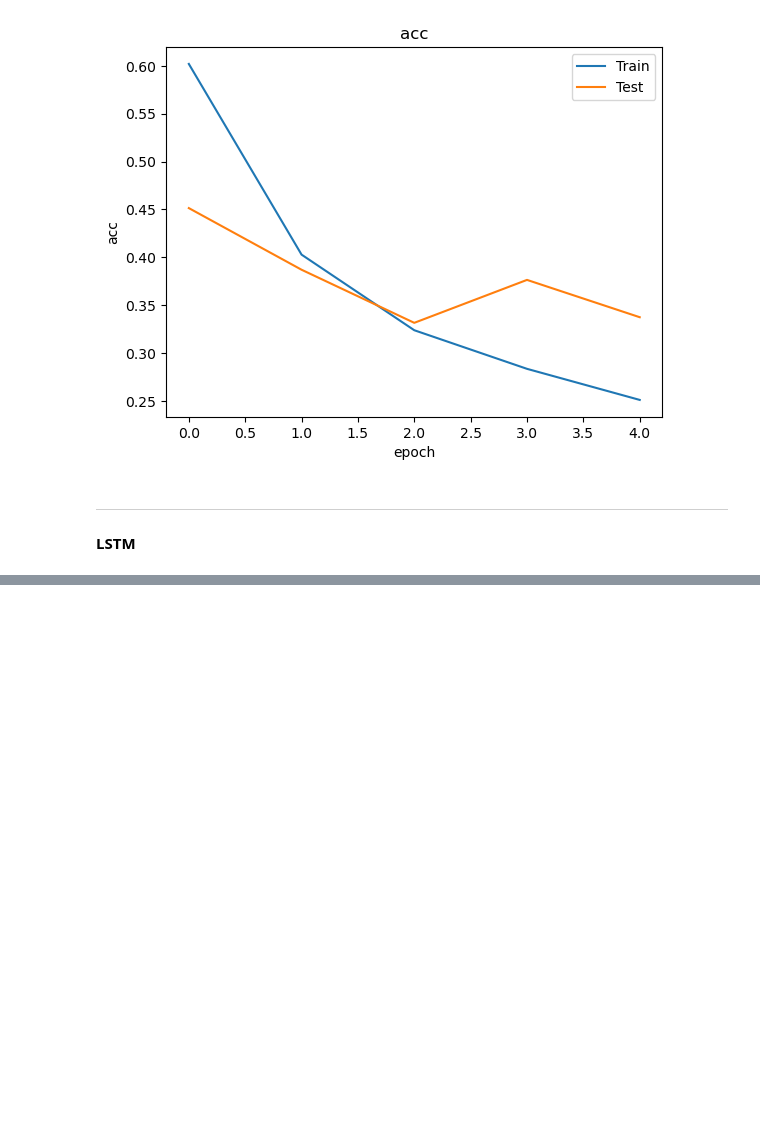
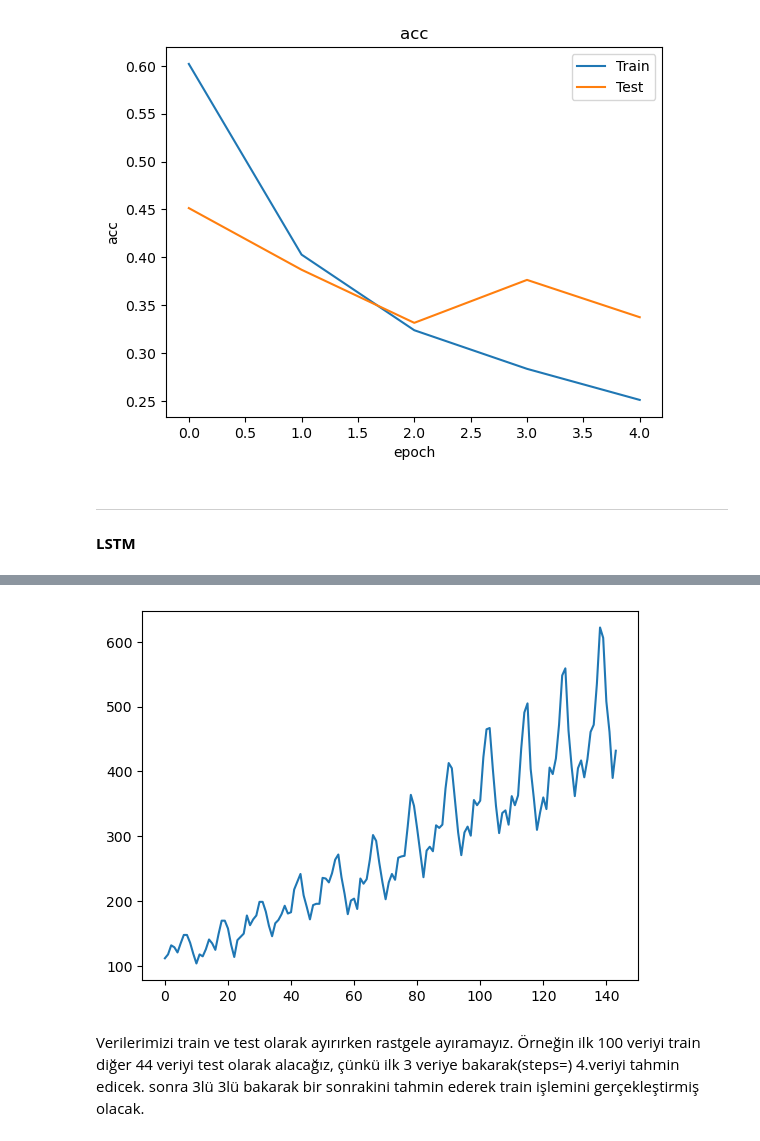
Before and after one commit to ErtugrulDay/DeepLearning, a Jupyter notebook: ann-cnn-rnn-lstm.ipynb, the cells around one changed output, grey strips where cells are left out. Cells and saved outputs as stored; diff of their text form; code cells hidden in the pictures; blank space fills up the shorter version.

```diff
--- a/ann-cnn-rnn-lstm.ipynb
+++ b/ann-cnn-rnn-lstm.ipynb
@@ -591,0 +609,2 @@ plt.legend()
+# %%
+data=pd.read_csv(r"C:/Users/Ertuğrul/Desktop/Veri Bilimi ve Makine Öğrenmesi (BTK)/Makine Öğrenmesi/AirPassengers.csv")
@@ -591,0 +620,6 @@ plt.legend()
+# %%
+data=data["#Passengers"]
+plt.plot(data)
+plt.show()
+# %% [output]
+[figure, added]
@@ -591,0 +630,2 @@ plt.legend()
+# %% [markdown]
+Verilerimizi train ve test olarak ayırırken rastgele ayıramayız. Örneğin ilk 100 veriyi train diğer 44 veriyi test olarak alacağız, çünkü ilk 3 veriye bakarak(steps=) 4.veriyi tahmin edicek. sonra 3lü 3lü bakarak bir sonrakini tahmin ederek train işlemini gerçekleştirmiş olacak.
```
Also changed, not shown: parts of 18 cells of this notebook.
